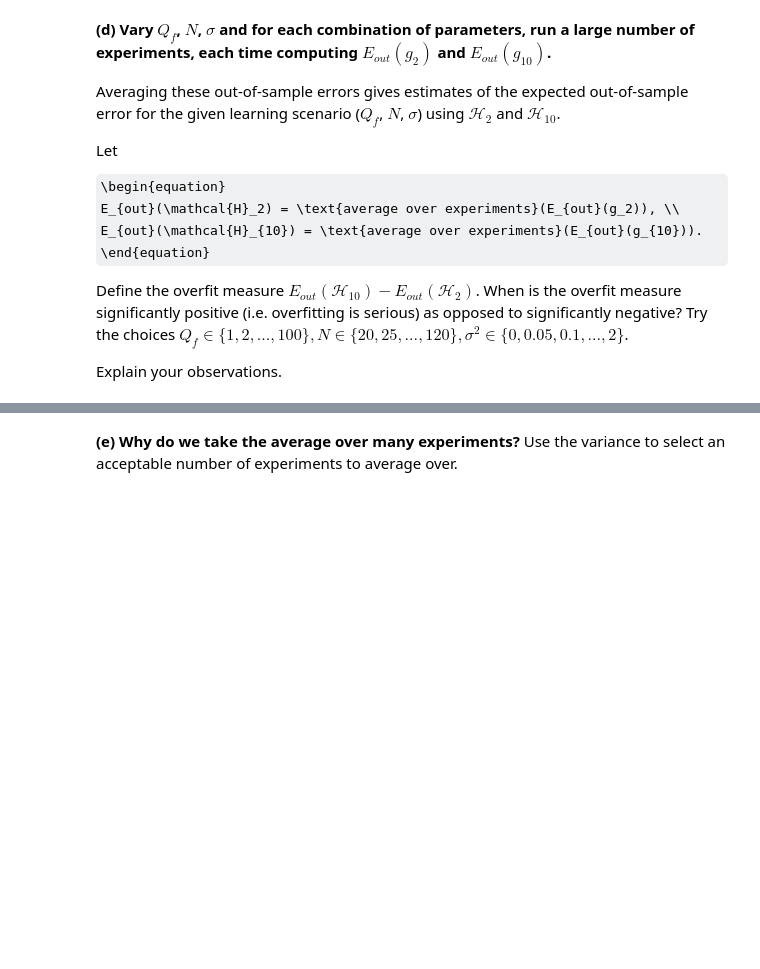
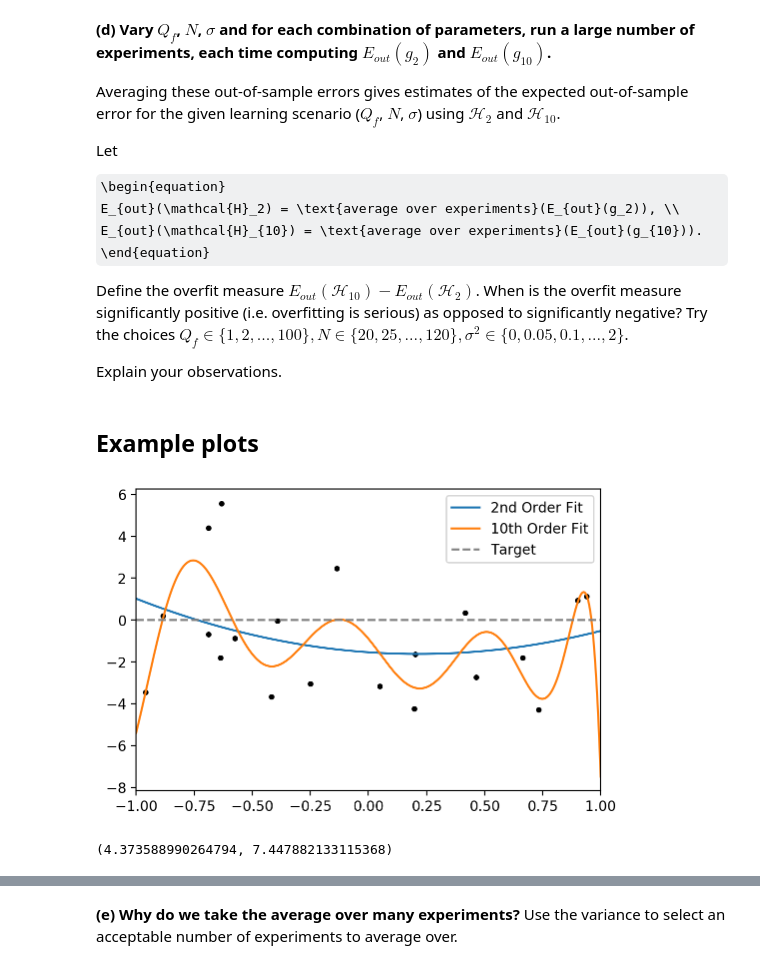
Before and after one commit to csteinmetz1/machine-learning, a Jupyter notebook: h2/h2.ipynb, the cells around one changed output, grey strips where cells are left out. Drawn from its saved outputs; the diff is of its cells as text; code cells hidden in the pictures; some formulas as TeX source; blank space fills up the shorter version.

```diff
--- a/h2/h2.ipynb
+++ b/h2/h2.ipynb
@@ -8,6 +8,10 @@ import sys
 import numpy as np
 import matplotlib.pyplot as plt
 
+%config InlineBackend.figure_format = 'retina'
+import matplotlib as mpl
+mpl.rcParams['figure.dpi'] = 100
+
 from sklearn import preprocessing
 from sklearn.linear_model import LinearRegression
 # %% [markdown]
@@ -71,9 +83,8 @@ def generate_dataset(f, a_q, sigma, N):
 
     return X, Y
 # %%
-a_q = generate_a_q(Q_f=2)
-
-X, Y = generate_dataset(f, a_q, 0.0, 1000000)
+a_q = generate_a_q(Q_f=10)
+X, Y = generate_dataset(a_q, 0.0, 1000000)
 print(f"X    mean: {X.mean():.2f}, var: {X.var():.2f}")
 print(f"Y    mean: {Y.mean():.2f}, var: {Y.var():.2f}")
 # %% [output]
@@ -96,8 +103,8 @@ To find the best fit hypothesis we can use all of the datapoints in $D$ to fit a
 # %%
-H_2 = preprocessing.PolynomialFeatures(degree=2, include_bias=False)
+H_2 = preprocessing.PolynomialFeatures(degree=2)
 X_2 = H_2.fit_transform(X.reshape(-1,1))
 
-H_10 = preprocessing.PolynomialFeatures(degree=10, include_bias=False)
+H_10 = preprocessing.PolynomialFeatures(degree=10)
 X_10 = H_10.fit_transform(X.reshape(-1,1))
 # %%
 g_2 = LinearRegression(fit_intercept=True)
@@ -136,9 +161,9 @@ negative? Try the choices $Q_f \in \{1, 2,..., 100\}, N \in \{20, 25,..., 120\},
 
 Explain your observations.
 # %%
-def fit_models(Q_f, N, s):
-    a_q = generate_a_q(Q_f=Q_f)
-    X, Y = generate_dataset(f, a_q, s, N)
+def fit_models(Q_f, N, s, plot=False):
+    a_q = generate_a_q(Q_f=Q_f, seed=42)
+    X, Y = generate_dataset(a_q, s, N, seed=42)
 
     H2 = preprocessing.PolynomialFeatures(degree=2, include_bias=True)
     X2 = H2.fit_transform(X.reshape(-1,1))
@@ -151,23 +176,30 @@ def fit_models(Q_f, N, s):
     g10.fit(X10, Y)
 
     # this is an approx. of E_out
-    x = np.linspace(-1,1,1000)
+    x = np.linspace(-1,1,10000)
     y = np.polynomial.legendre.legval(x, a_q)
     y2_hat = g2.predict(H2.fit_transform(x.reshape(-1,1)))
     y10_hat = g10.predict(H10.fit_transform(x.reshape(-1,1)))
 
-    print(a_q[0])
-    print(y2_hat.mean())
-    print(y10_hat.mean())
-    print()
-    print(a_q[0]**2)
-    print(np.mean(y2_hat**2))
-    print(np.mean(y10_hat**2))
+    # plot the results
+    if plot:
+        plt.plot(x, y2_hat)
+        plt.plot(x, y10_hat)
+        plt.scatter(X, Y, marker='.', c='k')
+        plt.plot(x, y, linestyle='--', c='gray')
+        plt.xlim([-1,1])
+        plt.legend(['2nd Order Fit', '10th Order Fit','Target'])
+        plt.show()
 
-
-
-    E_out_g2  = np.power(y - y2_hat,2).mean()
-    E_out_g10 = np.power(y - y10_hat,2).mean()
+    E_out_g2  = (y2_hat**2).mean() + s
+    E_out_g10 = (y10_hat**2).mean() + s
 
     return E_out_g2, E_out_g10
+# %% [markdown]
+## Example plots
+# %%
+fit_models(1, 20, 3.0, plot=True)
+# %% [output]
+[figure, added]
+(4.373588990264794, 7.447882133115368)
 # %%
```
Also changed, not shown: parts of 17 cells of this notebook, 1 other file.
